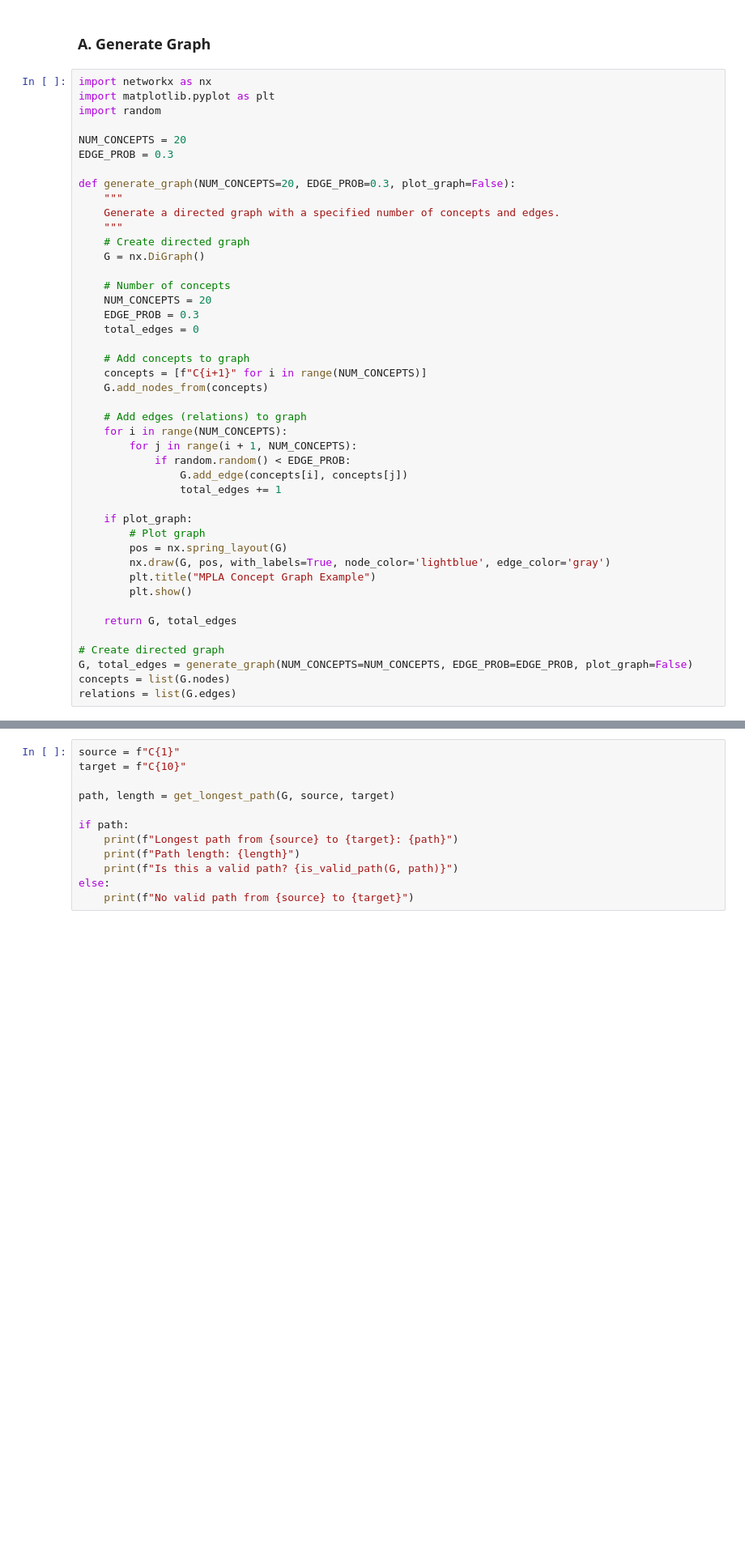
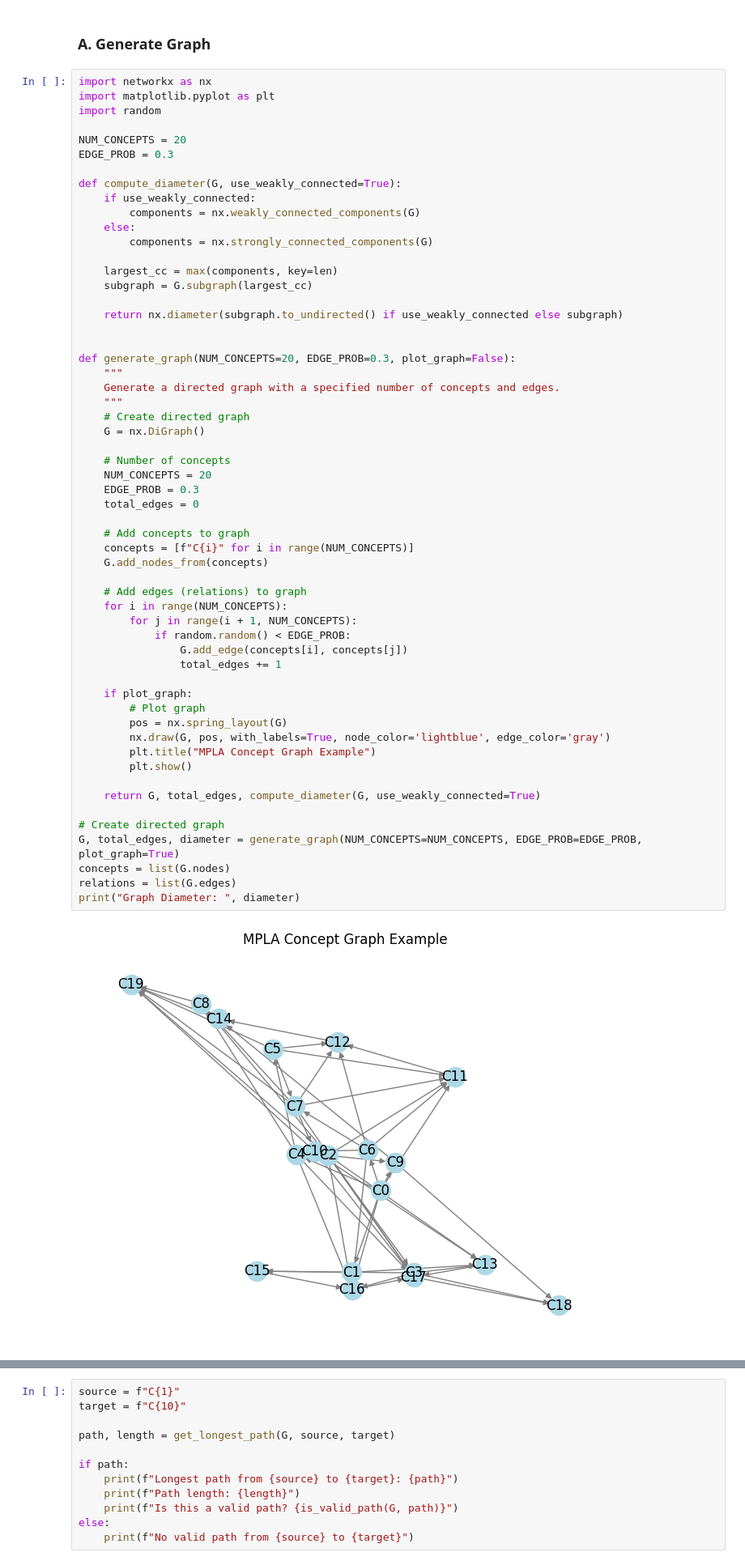
Before and after one commit to samjschapiro/theory-for-the-emergence-of-creativity-in-llms, a Jupyter notebook: graph-paths-novelty/ntp/mpla_task.ipynb, the cells around one changed output, grey strips where cells are left out. Shown at 81% size. Cells and saved outputs as stored; diff of their text form; blank space fills up the shorter version.

```diff
--- a/graph-paths-novelty/ntp/mpla_task.ipynb
+++ b/graph-paths-novelty/ntp/mpla_task.ipynb
@@ -9,6 +9,18 @@ import random
 
 NUM_CONCEPTS = 20
 EDGE_PROB = 0.3
+
+def compute_diameter(G, use_weakly_connected=True):
+    if use_weakly_connected:
+        components = nx.weakly_connected_components(G)
+    else:
+        components = nx.strongly_connected_components(G)
+
+    largest_cc = max(components, key=len)
+    subgraph = G.subgraph(largest_cc)
+
+    return nx.diameter(subgraph.to_undirected() if use_weakly_connected else subgraph)
+
 
 def generate_graph(NUM_CONCEPTS=20, EDGE_PROB=0.3, plot_graph=False):
     """
@@ -16,33 +28,36 @@ def generate_graph(NUM_CONCEPTS=20, EDGE_PROB=0.3, plot_graph=False):
     """
     # Create directed graph
     G = nx.DiGraph()
 
     # Number of concepts
     NUM_CONCEPTS = 20
     EDGE_PROB = 0.3
     total_edges = 0
 
     # Add concepts to graph
-    concepts = [f"C{i+1}" for i in range(NUM_CONCEPTS)]
+    concepts = [f"C{i}" for i in range(NUM_CONCEPTS)]
     G.add_nodes_from(concepts)
 
     # Add edges (relations) to graph
     for i in range(NUM_CONCEPTS):
         for j in range(i + 1, NUM_CONCEPTS):
             if random.random() < EDGE_PROB:
                 G.add_edge(concepts[i], concepts[j])
                 total_edges += 1
 
     if plot_graph:
         # Plot graph
         pos = nx.spring_layout(G)
         nx.draw(G, pos, with_labels=True, node_color='lightblue', edge_color='gray')
         plt.title("MPLA Concept Graph Example")
         plt.show()
 
-    return G, total_edges
+    return G, total_edges, compute_diameter(G, use_weakly_connected=True)
 
 # Create directed graph
-G, total_edges = generate_graph(NUM_CONCEPTS=NUM_CONCEPTS, EDGE_PROB=EDGE_PROB, plot_graph=False)
+G, total_edges, diameter = generate_graph(NUM_CONCEPTS=NUM_CONCEPTS, EDGE_PROB=EDGE_PROB, plot_graph=True)
 concepts = list(G.nodes)
 relations = list(G.edges)
+print("Graph Diameter: ", diameter)
+# %% [output]
+[figure, added]
```
Also changed, not shown: parts of 4 cells of this notebook.
